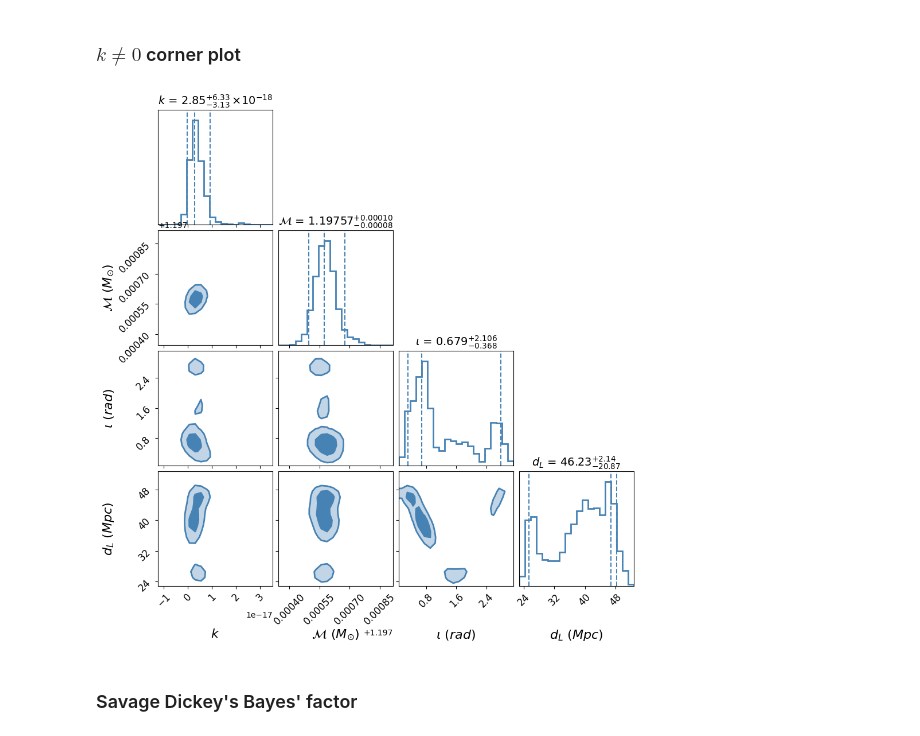
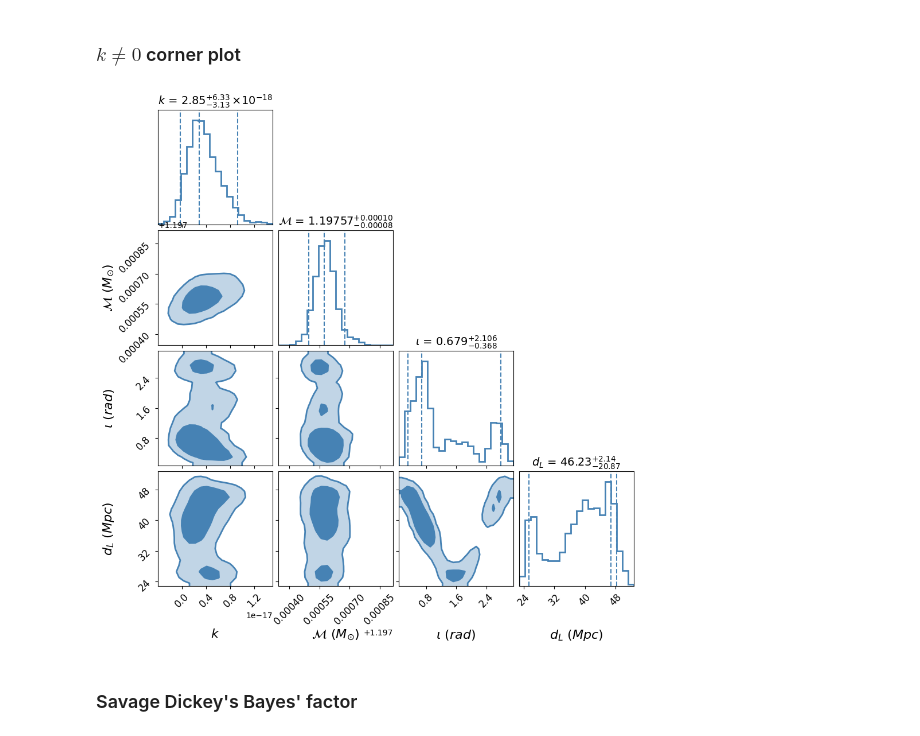
Before and after one commit to lalit-pathak/test_of_special_relativity, a Jupyter notebook: narrow_uniform_prior_k/plots.ipynb, the cells around one changed output. Saved outputs shown, nothing was run; the diff lists cells and outputs as text; code cells hidden in the pictures.

Commit message:
updated the corner plot with updated credible 2D levels

```diff
--- a/narrow_uniform_prior_k/plots.ipynb
+++ b/narrow_uniform_prior_k/plots.ipynb
@@ -20,28 +20,28 @@ from plotting_utils import pos_samples, title_formats, plot_corner, ecdf
 # %%
 labels_k = [r'$k$', r'$\mathcal{M} \,\, (M_{\odot})$', r'$\iota \,\,(rad)$', r'$d_L \, \,(Mpc)$']
 titles_k = [r'$k$', r'$\mathcal{M}$', r'$\iota$', r'$d_L$']
 
 fmt_arr_k = ['.2f', '.5f', '.3f', '.2f']
 
 params_k = ['k', 'mchirp', 'iota', 'distance']
 samps_k = pos_samples('samples_data_k_1.0_fISCO_seedPE_0.hdf5', params_k)
 
 bins = 100
 measure = 'map'
 tlabels_k = title_formats(samps_k, labels_k, titles_k, fmt_arr_k, bins, measure=measure)
-range_vals = [(samps_k[:,0].min(), samps_k[:,0].max()), (samps_k[:,1].min(), samps_k[:,1].max()), \
+range_vals = [(-4e-18, 1.5e-17), (samps_k[:,1].min(), samps_k[:,1].max()), \
               (samps_k[:,2].min(), samps_k[:,2].max()), (samps_k[:,3].min(), samps_k[:,3].max())]
 
 kwargs = dict(labels=labels_k, show_titles=True, quantiles=[0.05, 0.5, 0.95], titles=titles_k, title_hist=tlabels_k, color='steelblue', \
                                 tlabels=tlabels_k, labelpad=0.07, label_kwargs=dict(fontsize=16), \
                                 contour_kwargs=dict(linewidths=2), hist_kwargs=dict(lw=2, density=True), \
                                 title_kwargs=dict(fontsize=14), plot_density=dict(plot_density=True),\
                                 pad_inches=0.05, range=range_vals, plot_datapoints=False,  fill_contours=dict(fill_contours=False))
 
 filename = 'corner_plot_fHigh_fISCO.jpeg'
 plot_corner(samps_k, filename=filename, save=False, dpi=200, **kwargs);
 # %% [output]
-[figure, old version]
+[figure, new version]
 # %% [markdown]
 ### Savage Dickey's Bayes' factor
 # %%
```
Also changed, not shown: parts of 6 cells of this notebook, 4 other files.
